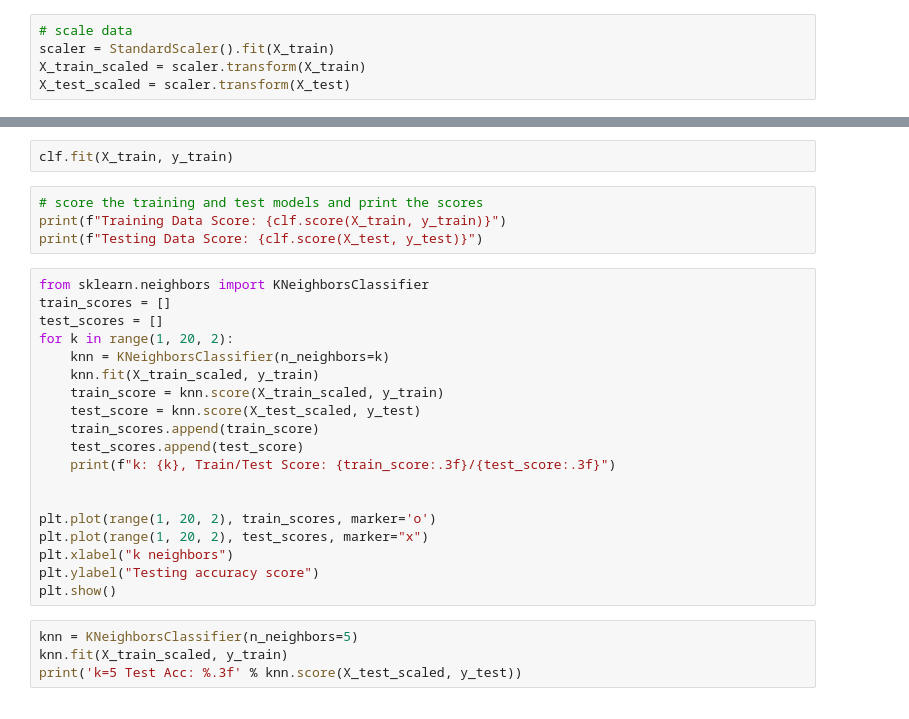
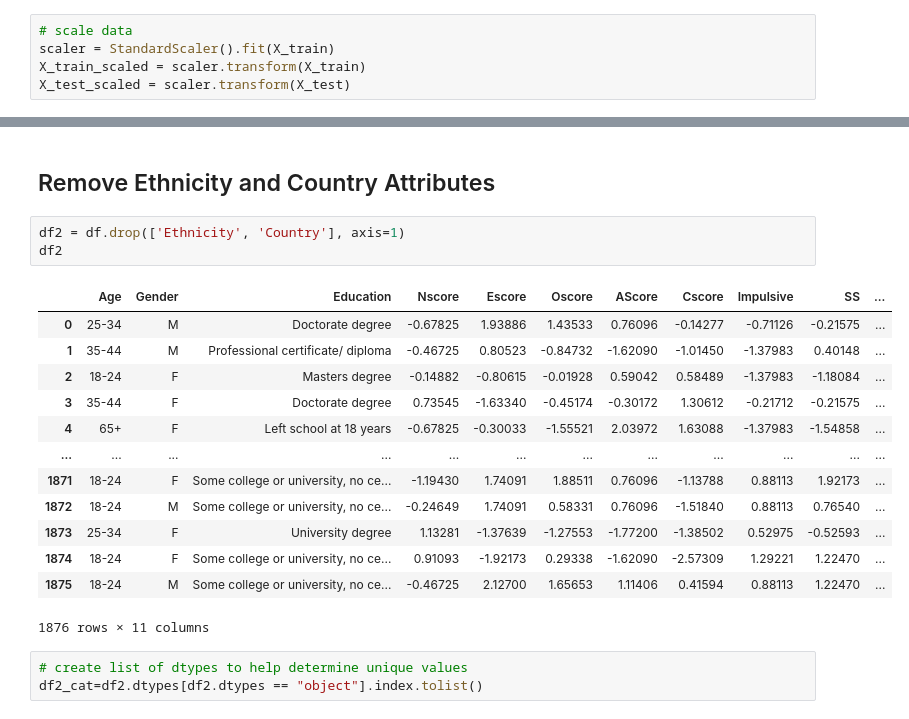
Before and after one commit to zrwood28/drug-use-personality-types, a Jupyter notebook: personality_drugs_supervised-learning.ipynb, the cells around one changed output, grey strips where cells are left out. Cells and saved outputs as stored; diff of their text form.

```diff
--- a/personality_drugs_supervised-learning.ipynb
+++ b/personality_drugs_supervised-learning.ipynb
@@ -294,29 +293,22 @@ clf
-# %%
-clf.fit(X_train, y_train)
-# %%
-# score the training and test models and print the scores
-print(f"Training Data Score: {clf.score(X_train, y_train)}")
-print(f"Testing Data Score: {clf.score(X_test, y_test)}")
-# %%
-from sklearn.neighbors import KNeighborsClassifier
-train_scores = []
-test_scores = []
-for k in range(1, 20, 2):
-    knn = KNeighborsClassifier(n_neighbors=k)
-    knn.fit(X_train_scaled, y_train)
-    train_score = knn.score(X_train_scaled, y_train)
-    test_score = knn.score(X_test_scaled, y_test)
-    train_scores.append(train_score)
-    test_scores.append(test_score)
-    print(f"k: {k}, Train/Test Score: {train_score:.3f}/{test_score:.3f}")
-
-
-plt.plot(range(1, 20, 2), train_scores, marker='o')
-plt.plot(range(1, 20, 2), test_scores, marker="x")
-plt.xlabel("k neighbors")
-plt.ylabel("Testing accuracy score")
-plt.show()
-# %%
-knn = KNeighborsClassifier(n_neighbors=5)
-knn.fit(X_train_scaled, y_train)
-print('k=5 Test Acc: %.3f' % knn.score(X_test_scaled, y_test))
+# %% [markdown]
+## Remove Ethnicity and Country Attributes
+# %%
+df2 = df.drop(['Ethnicity', 'Country'], axis=1)
+df2
+# %% [output]
+|  | Age | Gender | Education | Nscore | Escore | Oscore | AScore | Cscore | Impulsive | SS | ... |
+| 0 | 25-34 | M | Doctorate degree | -0.67825 | 1.93886 | 1.43533 | 0.76096 | -0.14277 | -0.71126 | -0.21575 | ... |
+| 1 | 35-44 | M | Professional certificate/ diploma | -0.46725 | 0.80523 | -0.84732 | -1.62090 | -1.01450 | -1.37983 | 0.40148 | ... |
+| 2 | 18-24 | F | Masters degree | -0.14882 | -0.80615 | -0.01928 | 0.59042 | 0.58489 | -1.37983 | -1.18084 | ... |
+| 3 | 35-44 | F | Doctorate degree | 0.73545 | -1.63340 | -0.45174 | -0.30172 | 1.30612 | -0.21712 | -0.21575 | ... |
+| 4 | 65+ | F | Left school at 18 years | -0.67825 | -0.30033 | -1.55521 | 2.03972 | 1.63088 | -1.37983 | -1.54858 | ... |
+| ... | ... | ... | ... | ... | ... | ... | ... | ... | ... | ... | ... |
+| 1871 | 18-24 | F | Some college or university, no ce... | -1.19430 | 1.74091 | 1.88511 | 0.76096 | -1.13788 | 0.88113 | 1.92173 | ... |
+| 1872 | 18-24 | M | Some college or university, no ce... | -0.24649 | 1.74091 | 0.58331 | 0.76096 | -1.51840 | 0.88113 | 0.76540 | ... |
+| 1873 | 25-34 | F | University degree | 1.13281 | -1.37639 | -1.27553 | -1.77200 | -1.38502 | 0.52975 | -0.52593 | ... |
+| 1874 | 18-24 | F | Some college or university, no ce... | 0.91093 | -1.92173 | 0.29338 | -1.62090 | -2.57309 | 1.29221 | 1.22470 | ... |
+| 1875 | 18-24 | M | Some college or university, no ce... | -0.46725 | 2.12700 | 1.65653 | 1.11406 | 0.41594 | 0.88113 | 1.22470 | ... |
+1876 rows × 11 columns
+# %%
+# create list of dtypes to help determine unique values
+df2_cat=df2.dtypes[df2.dtypes == "object"].index.tolist()
```
Also changed, not shown: parts of 22 cells of this notebook, 4 other files.
